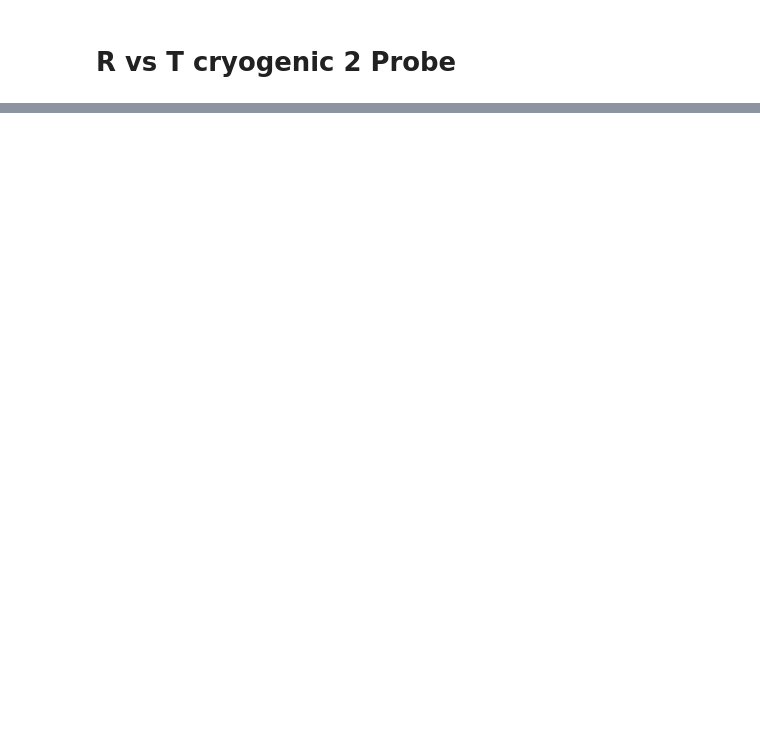
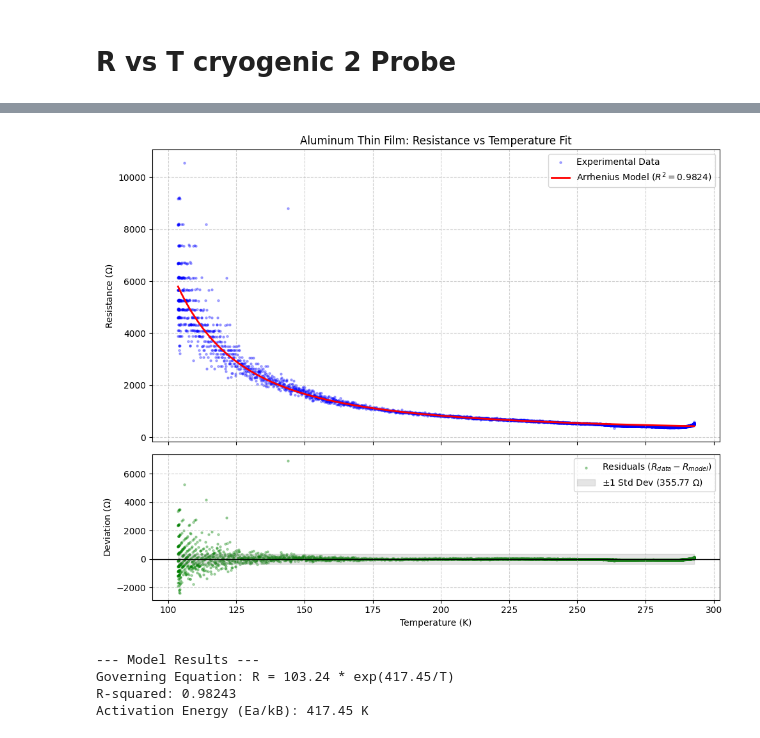
Before and after one commit to jajapuramshivasai/Advanced-Experimental-Techniques-in-Quantum-Materials, a Jupyter notebook: Cryogenic_RvsT_Al.ipynb, the cells around one changed output, grey strips where cells are left out. Drawn from its saved outputs; the diff is of its cells as text; code cells hidden in the pictures; blank space fills up the shorter version.

```diff
--- a/Cryogenic_RvsT_Al.ipynb
+++ b/Cryogenic_RvsT_Al.ipynb
@@ -6,0 +111,74 @@
+# %%
+import pandas as pd
+import pickle
+import numpy as np
+import matplotlib.pyplot as plt
+from scipy.stats import linregress
+
+# 1. Load the data
+file_path = '20090101_175031.csv'
+with open(file_path, 'rb') as f:
+    # Use latin1 encoding to handle special characters like the Ohm symbol
+    data = pickle.load(f, encoding='latin1')
+
+# Create a DataFrame from the relevant keys
+df = pd.DataFrame({
+    'T': data['05 Sample Temperature'][0],
+    'R': data['02 Resistance'][0]
+})
+
+# 2. Prepare and Filter Data
+# Sort by temperature and ensure we don't have zero/negative values for log calculation
+df = df[df['T'] > 0].sort_values('T')
+T = df['T'].values
+R = df['R'].values
+ln_R = np.log(R)
+inv_T = 1.0 / T
+
+# 3. Fit the Arrhenius Model: ln(R) = ln(R0) + B * (1/T)
+slope, intercept, r_value, p_value, std_err = linregress(inv_T, ln_R)
+
+# Extract Model Parameters
+B = slope                     # The activation constant (Ea/kB)
+R0 = np.exp(intercept)         # The pre-exponential factor
+R_model = R0 * np.exp(B / T)   # Calculated Resistance from model
+residuals = R - R_model        # Deviation from model
+std_dev = np.std(residuals)    # Standard Deviation of the error
+
+# 4. Plotting
+fig, (ax1, ax2) = plt.subplots(2, 1, figsize=(10, 8),
+                               gridspec_kw={'height_ratios': [2, 1]},
+                               sharex=True)
+
+# Top Plot: Data vs Model
+ax1.scatter(T, R, color='blue', s=5, alpha=0.3, label='Experimental Data')
+ax1.plot(T, R_model, color='red', linewidth=2, label=f'Arrhenius Model ($R^2={r_value**2:.4f}$)')
+ax1.set_ylabel(r'Resistance ($\Omega$)')
+ax1.set_title('Aluminum Thin Film: Resistance vs Temperature Fit')
+ax1.legend()
+ax1.grid(True, linestyle='--', alpha=0.6)
+
+# Bottom Plot: Residuals and Standard Deviation
+ax2.scatter(T, residuals, color='green', s=5, alpha=0.3, label='Residuals ($R_{data} - R_{model}$)')
+ax2.axhline(0, color='black', linestyle='-', linewidth=1)
+ax2.fill_between(T, -std_dev, std_dev, color='gray', alpha=0.2,
+                 label=fr'$\pm$1 Std Dev ({std_dev:.2f} $\Omega$)')
+ax2.set_xlabel('Temperature (K)')
+ax2.set_ylabel(r'Deviation ($\Omega$)')
+ax2.legend()
+ax2.grid(True, linestyle='--', alpha=0.6)
+
+plt.tight_layout()
+plt.show()
+
+# Print Results
+print(f"--- Model Results ---")
+print(f"Governing Equation: R = {R0:.2f} * exp({B:.2f}/T)")
+print(f"R-squared: {r_value**2:.5f}")
+print(f"Activation Energy (Ea/kB): {B:.2f} K")
+# %% [output]
+[figure, added]
+--- Model Results ---
+Governing Equation: R = 103.24 * exp(417.45/T)
+R-squared: 0.98243
+Activation Energy (Ea/kB): 417.45 K
```
Also changed, not shown: parts of 2 cells of this notebook, 2 other files.
